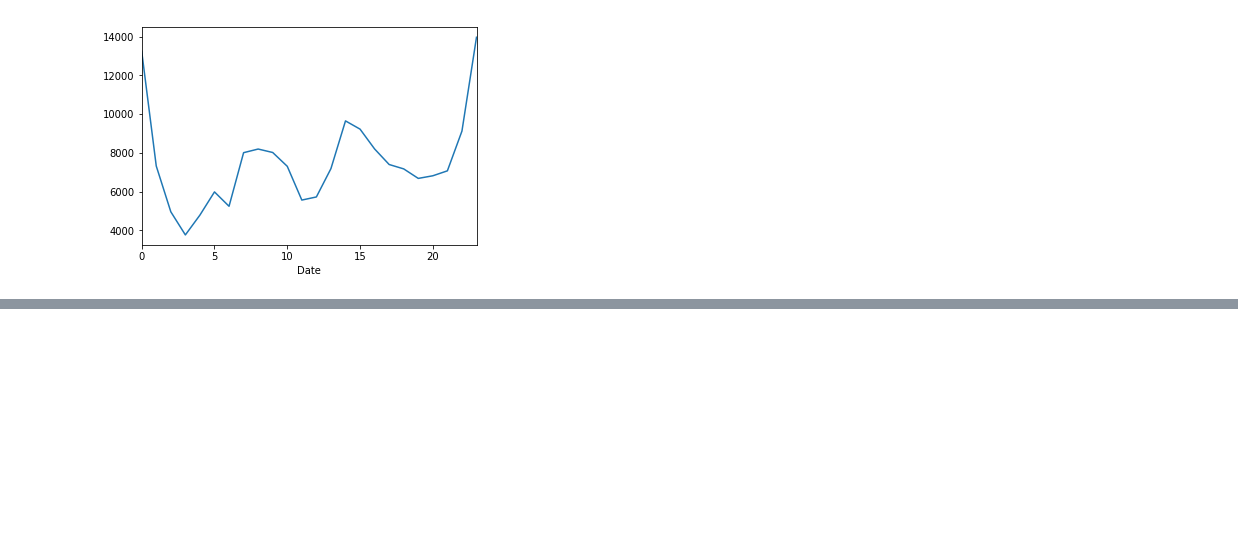
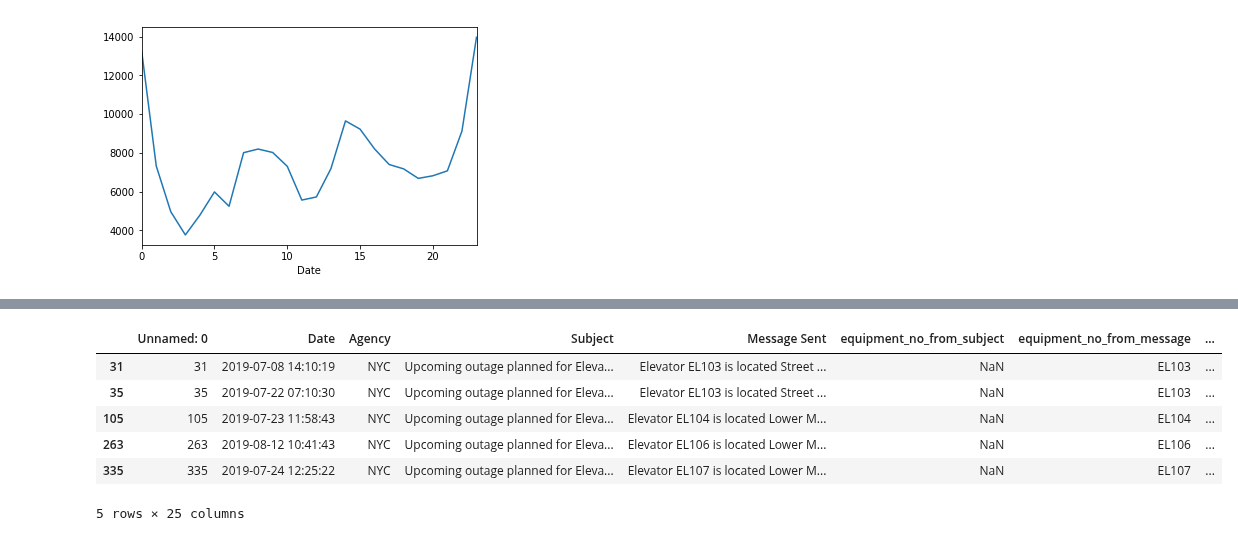
Before and after one commit to tsdataclinic/mta, a Jupyter notebook: notebooks/global_metric/01_Process_Turnstile_Data.ipynb, the cells around one changed output, grey strips where cells are left out. Drawn from its saved outputs; the diff is of its cells as text; code cells hidden in the pictures; blank space fills up the shorter version.

```diff
--- a/notebooks/global_metric/01_Process_Turnstile_Data.ipynb
+++ b/notebooks/global_metric/01_Process_Turnstile_Data.ipynb
@@ -308,3 +308,5 @@ outages.groupby(pd.DatetimeIndex(outages.Date).hour).sum()['duration_h'].plot()
 # %% [output]
 <matplotlib.axes._subplots.AxesSubplot at 0x...>
 [figure]
+# %%
+out = pd.read_csv('../../data/processed/2019_outages.csv.gz')
@@ -310,0 +319,3 @@ outages.groupby(pd.DatetimeIndex(outages.Date).hour).sum()['duration_h'].plot()
+# %%
+out['outage_start'] = pd.to_datetime(np.where(out.planned_outage == True, out['planned_start_time'], out['Date']), format='%Y-%m-%d %H:%M:%S')
+out['outage_end'] = pd.to_datetime(out['next_alert_time'], format='%Y-%m-%d %H:%M:%S')
@@ -310,0 +379,3 @@ outages.groupby(pd.DatetimeIndex(outages.Date).hour).sum()['duration_h'].plot()
+# %%
+pl_out = out[out.planned_outage==True]
+pl_out.shape
@@ -310,0 +384,4 @@ outages.groupby(pd.DatetimeIndex(outages.Date).hour).sum()['duration_h'].plot()
+# %%
+pl_out['Outage start'] = np.where(pl_out.planned_outage == True, pd.to_datetime(pl_out['planned_start_date']), pd.to_datetime(pl_out['Date'], format='%Y-%m-%d %H:%M:%S'))
+pl_out['Outage end'] = pd.to_datetime(pl_out['next_alert_time'], format='%Y-%m-%d %H:%M:%S')
+results = []
@@ -310,0 +398,10 @@ outages.groupby(pd.DatetimeIndex(outages.Date).hour).sum()['duration_h'].plot()
+# %%
+pl_out.head()
+# %% [output]
+|  | Unnamed: 0 | Date | Agency | Subject | Message Sent | equipment_no_from_subject | equipment_no_from_message | ... |
+| 31 | 31 | 2019-07-08 14:10:19 | NYC | Upcoming outage planned for Eleva... | Elevator EL103 is located Street ... | NaN | EL103 | ... |
+| 35 | 35 | 2019-07-22 07:10:30 | NYC | Upcoming outage planned for Eleva... | Elevator EL103 is located Street ... | NaN | EL103 | ... |
+| 105 | 105 | 2019-07-23 11:58:43 | NYC | Upcoming outage planned for Eleva... | Elevator EL104 is located Lower M... | NaN | EL104 | ... |
+| 263 | 263 | 2019-08-12 10:41:43 | NYC | Upcoming outage planned for Eleva... | Elevator EL106 is located Lower M... | NaN | EL106 | ... |
+| 335 | 335 | 2019-07-24 12:25:22 | NYC | Upcoming outage planned for Eleva... | Elevator EL107 is located Lower M... | NaN | EL107 | ... |
+5 rows × 25 columns
```
Also changed, not shown: parts of 12 cells of this notebook, 3 other files.
